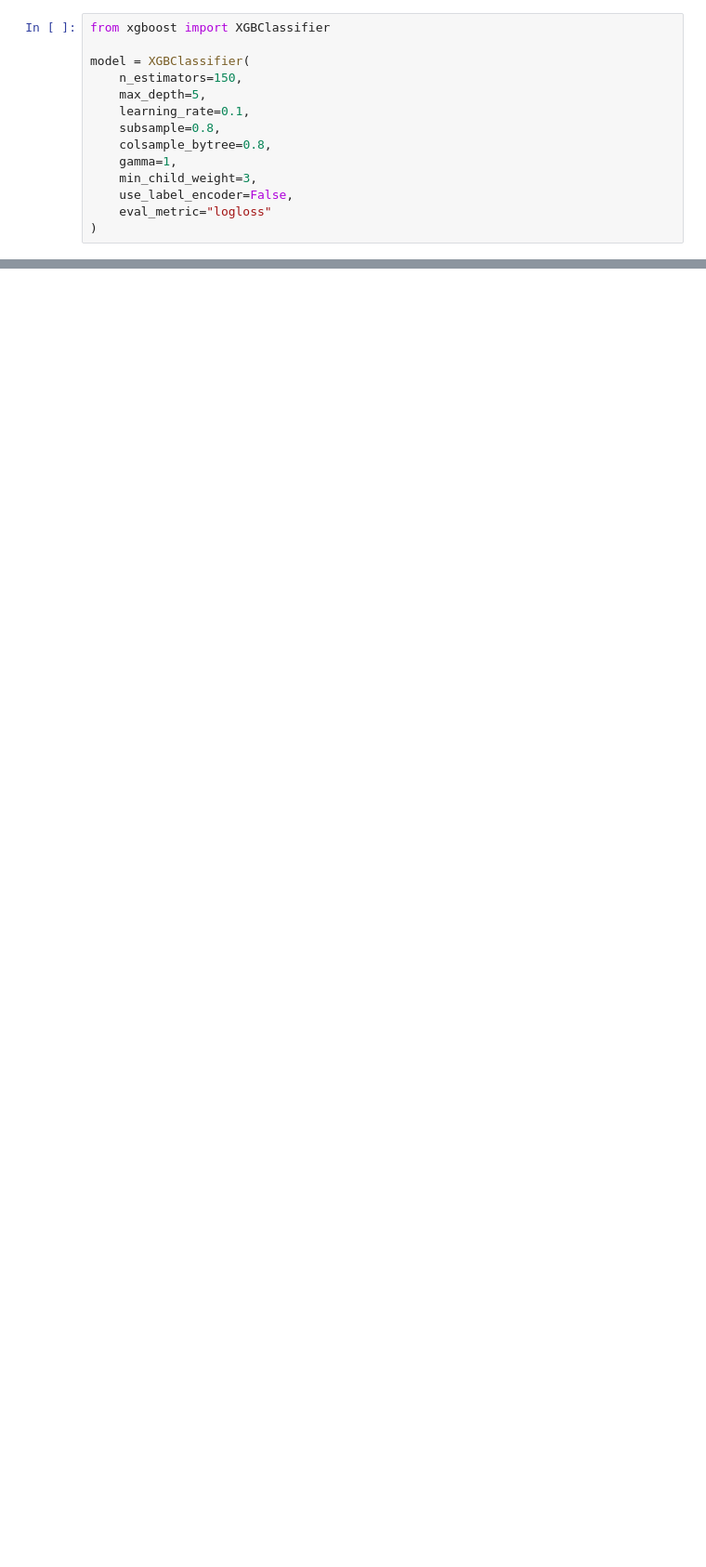
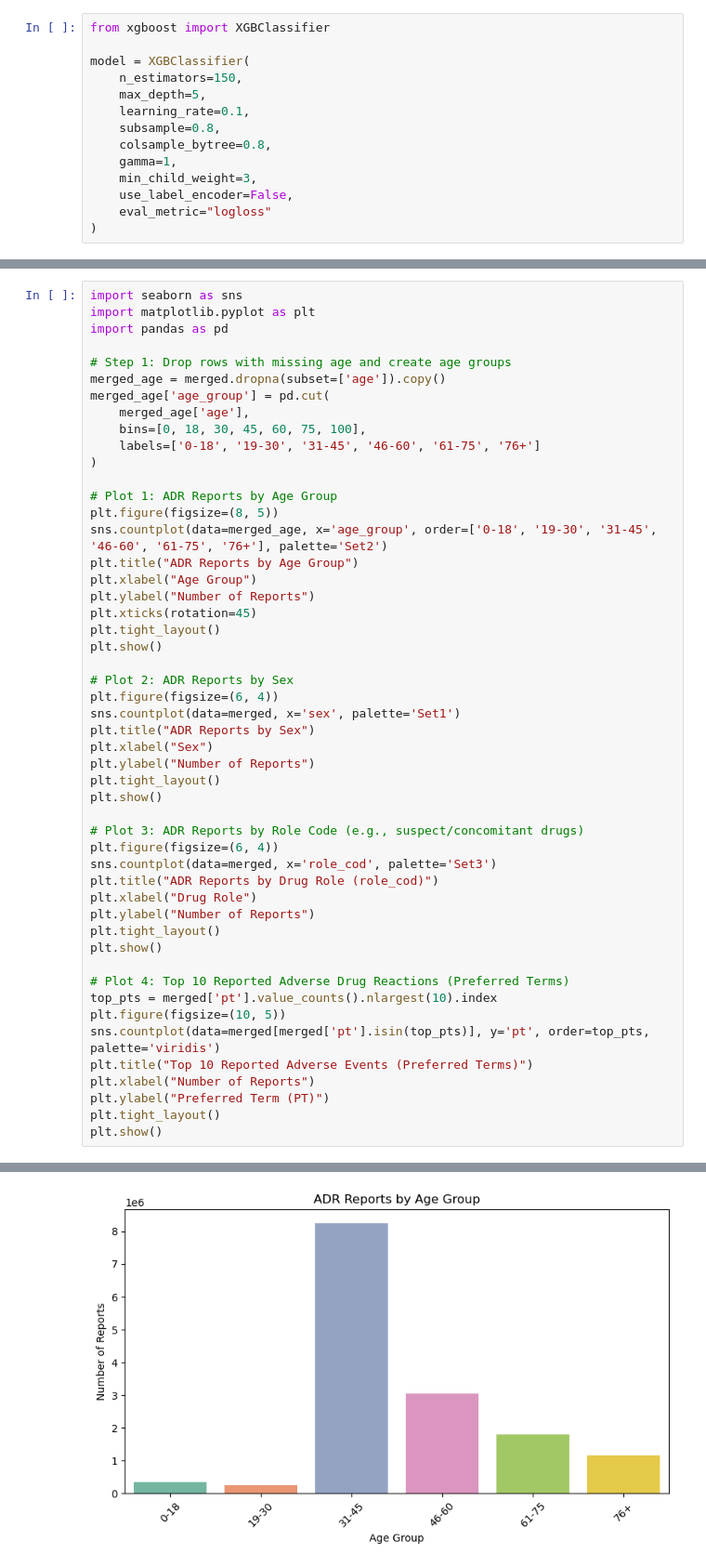
Before and after one commit to abhayagnihotri5301/Explainable-AI-for-ADR-Detection-using-FAERS-Dataset, a Jupyter notebook: faers_setup.ipynb.ipynb, the cells around one changed output, grey strips where cells are left out. Shown at 93% size. Saved outputs shown, nothing was run; the diff lists cells and outputs as text; blank space fills up the shorter version.

```diff
--- a/faers_setup.ipynb.ipynb
+++ b/faers_setup.ipynb.ipynb
@@ -420,0 +432,51 @@ plt.savefig("shap_summary_bar.png", dpi=300)
+# %%
+import seaborn as sns
+import matplotlib.pyplot as plt
+import pandas as pd
+
+# Step 1: Drop rows with missing age and create age groups
+merged_age = merged.dropna(subset=['age']).copy()
+merged_age['age_group'] = pd.cut(
+    merged_age['age'],
+    bins=[0, 18, 30, 45, 60, 75, 100],
+    labels=['0-18', '19-30', '31-45', '46-60', '61-75', '76+']
+)
+
+# Plot 1: ADR Reports by Age Group
+plt.figure(figsize=(8, 5))
+sns.countplot(data=merged_age, x='age_group', order=['0-18', '19-30', '31-45', '46-60', '61-75', '76+'], palette='Set2')
+plt.title("ADR Reports by Age Group")
+plt.xlabel("Age Group")
+plt.ylabel("Number of Reports")
+plt.xticks(rotation=45)
+plt.tight_layout()
+plt.show()
+
+# Plot 2: ADR Reports by Sex
+plt.figure(figsize=(6, 4))
+sns.countplot(data=merged, x='sex', palette='Set1')
+plt.title("ADR Reports by Sex")
+plt.xlabel("Sex")
+plt.ylabel("Number of Reports")
+plt.tight_layout()
+plt.show()
+
+# Plot 3: ADR Reports by Role Code (e.g., suspect/concomitant drugs)
+plt.figure(figsize=(6, 4))
+sns.countplot(data=merged, x='role_cod', palette='Set3')
+plt.title("ADR Reports by Drug Role (role_cod)")
+plt.xlabel("Drug Role")
+plt.ylabel("Number of Reports")
+plt.tight_layout()
+plt.show()
+
+# Plot 4: Top 10 Reported Adverse Drug Reactions (Preferred Terms)
+top_pts = merged['pt'].value_counts().nlargest(10).index
+plt.figure(figsize=(10, 5))
+sns.countplot(data=merged[merged['pt'].isin(top_pts)], y='pt', order=top_pts, palette='viridis')
+plt.title("Top 10 Reported Adverse Events (Preferred Terms)")
+plt.xlabel("Number of Reports")
+plt.ylabel("Preferred Term (PT)")
+plt.tight_layout()
+plt.show()
+# %% [output]
@@ -420,0 +486 @@ plt.savefig("shap_summary_bar.png", dpi=300)
+[figure, added]
```
Also changed, not shown: parts of 18 cells of this notebook, 4 other files.
